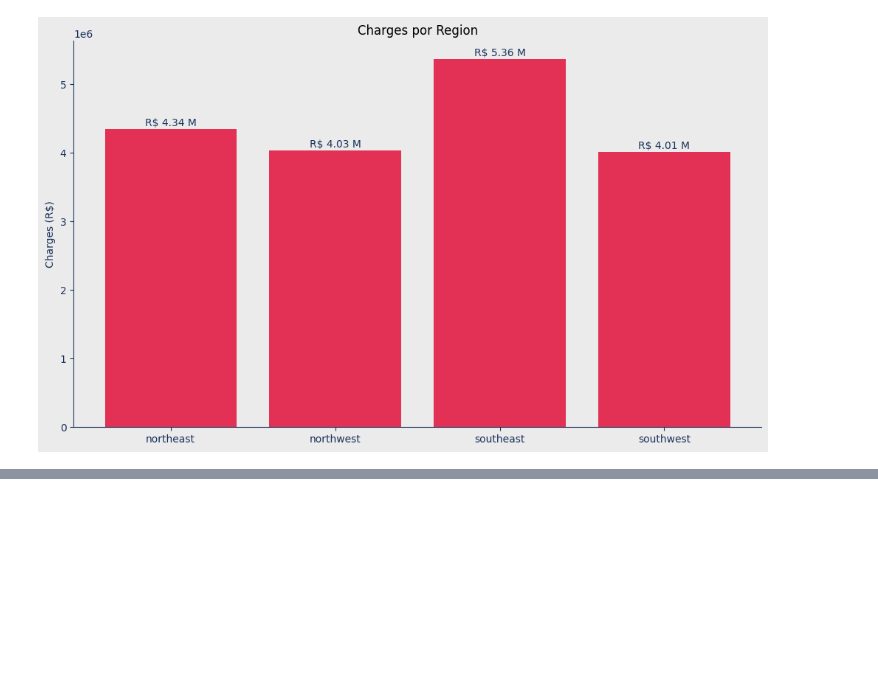
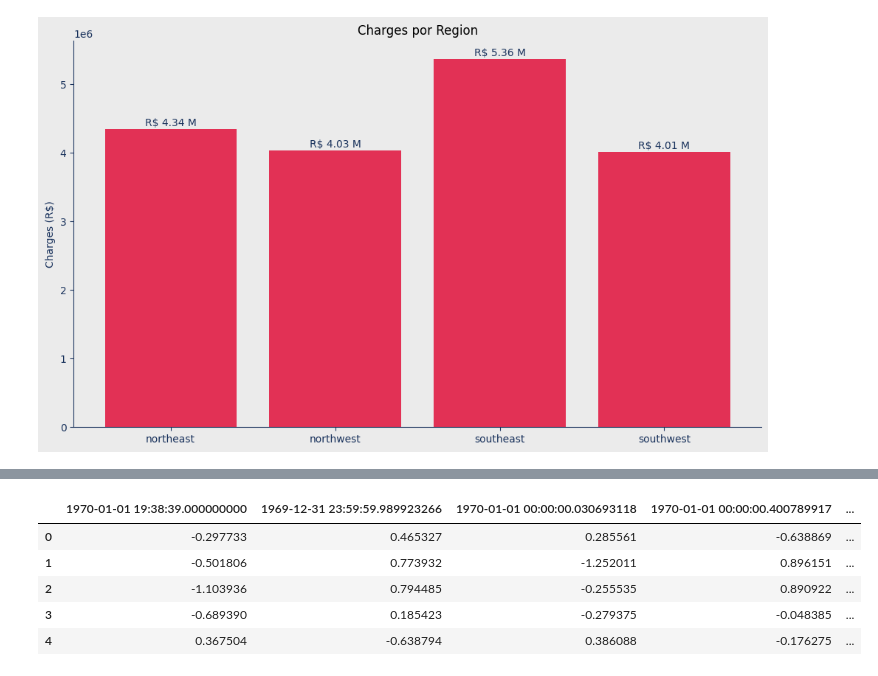
Before and after one commit to carlosks/carlosks, a Jupyter notebook: Untitled2.ipynb, the cells around one changed output, grey strips where cells are left out. Saved outputs shown, nothing was run; the diff lists cells and outputs as text; code cells hidden in the pictures; blank space fills up the shorter version.

```diff
--- a/Untitled2.ipynb
+++ b/Untitled2.ipynb
@@ -181,0 +235,10 @@ plt.show()
+# %%
+df = pd.read_json('/content/dados.json')
+df.head()
+# %% [output]
+|  | 1970-01-01 19:38:39.000000000 | 1969-12-31 23:59:59.989923266 | 1970-01-01 00:00:00.030693118 | 1970-01-01 00:00:00.400789917 | ... |
+| 0 | -0.297733 | 0.465327 | 0.285561 | -0.638869 | ... |
+| 1 | -0.501806 | 0.773932 | -1.252011 | 0.896151 | ... |
+| 2 | -1.103936 | 0.794485 | -0.255535 | 0.890922 | ... |
+| 3 | -0.689390 | 0.185423 | -0.279375 | -0.048385 | ... |
+| 4 | 0.367504 | -0.638794 | 0.386088 | -0.176275 | ... |
```
Also changed, not shown: parts of 9 cells of this notebook.
